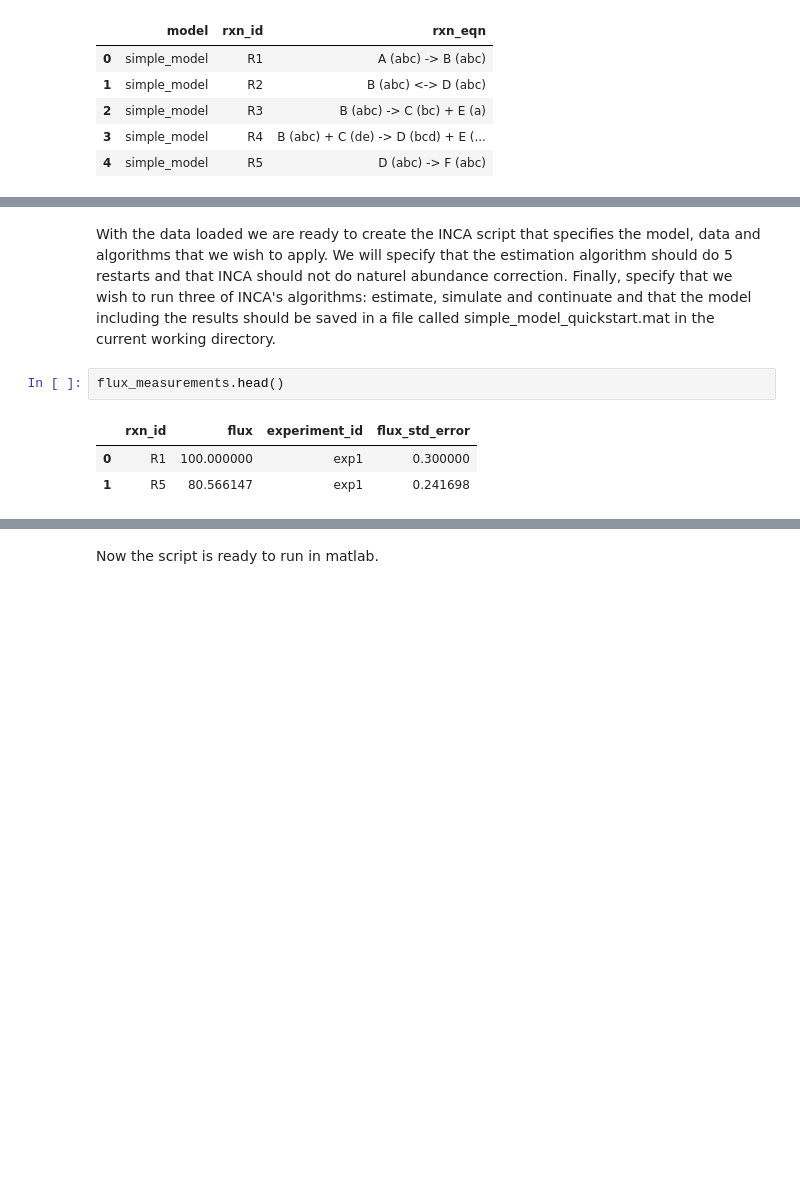
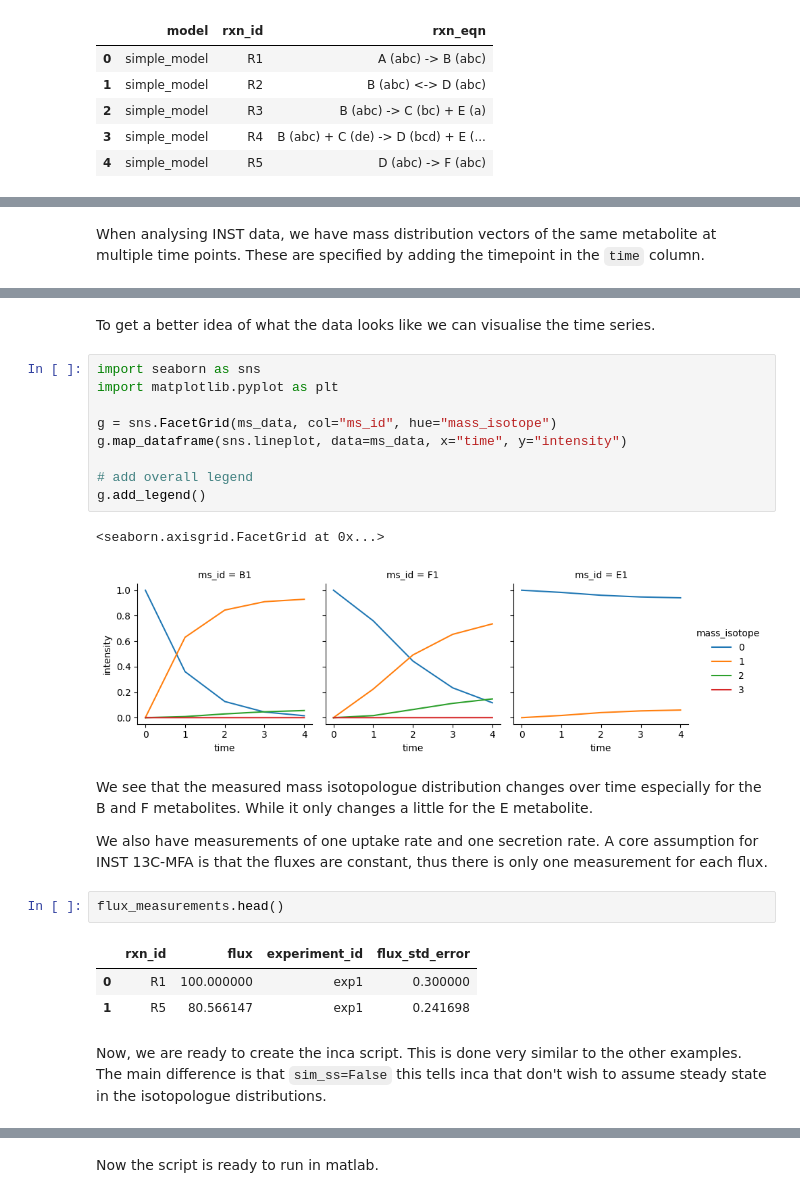
Before and after one commit to biosustain/incawrapper, a Jupyter notebook: docs/examples/inst_mfa.ipynb, the cells around one changed output, grey strips where cells are left out. Saved outputs shown, nothing was run; the diff lists cells and outputs as text; blank space fills up the shorter version.

```diff
--- a/docs/examples/inst_mfa.ipynb
+++ b/docs/examples/inst_mfa.ipynb
@@ -53,3 +56,5 @@ tracers_data.head()
+# %% [markdown]
+When analysing INST data, we have mass distribution vectors of the same metabolite at multiple time points. These are specified by adding the timepoint in the `time` column.
 # %%
 ms_data.head()
 # %% [output]
@@ -59,14 +64,32 @@ ms_data.head()
 | 2 | exp1 | B | B1 | 1 | [1, 2, 3] | NaN | ... |
 | 3 | exp1 | B | B1 | 1 | [1, 2, 3] | NaN | ... |
 | 4 | exp1 | F | F1 | 1 | [1, 2, 3] | NaN | ... |
-# %% [markdown]
-With the data loaded we are ready to create the INCA script that specifies the model, data and algorithms that we wish to apply. We will specify that the estimation algorithm should do 5 restarts and that INCA should not do naturel abundance correction. Finally, specify that we wish to run three of INCA's algorithms: estimate, simulate and continuate and that the model including the results should be saved in a file called simple_model_quickstart.mat in the current working directory.
+# %% [markdown]
+To get a better idea of what the data looks like we can visualise the time series.
+# %%
+import seaborn as sns
+import matplotlib.pyplot as plt
+
+g = sns.FacetGrid(ms_data, col="ms_id", hue="mass_isotope")
+g.map_dataframe(sns.lineplot, data=ms_data, x="time", y="intensity")
+
+# add overall legend
+g.add_legend()
+# %% [output]
+<seaborn.axisgrid.FacetGrid at 0x...>
+[figure, added]
+# %% [markdown]
+We see that the measured mass isotopologue distribution changes over time especially for the B and F metabolites. While it only changes a little for the E metabolite.
+
+We also have measurements of one uptake rate and one secretion rate. A core assumption for INST 13C-MFA is that the fluxes are constant, thus there is only one measurement for each flux.
 # %%
 flux_measurements.head()
 # %% [output]
 |  | rxn_id | flux | experiment_id | flux_std_error |
 | 0 | R1 | 100.000000 | exp1 | 0.300000 |
 | 1 | R5 | 80.566147 | exp1 | 0.241698 |
+# %% [markdown]
+Now, we are ready to create the inca script. This is done very similar to the other examples. The main difference is that `sim_ss=False` this tells inca that don't wish to assume steady state in the isotopologue distributions.
 # %%
 output_file = PROJECT_DIR / pathlib.Path("docs/examples/Literature data/simple model/simple_model_inst_fitting.mat")
 script = incawrapper.create_inca_script_from_data(
```
Also changed, not shown: parts of 23 cells of this notebook, 1 other file.
